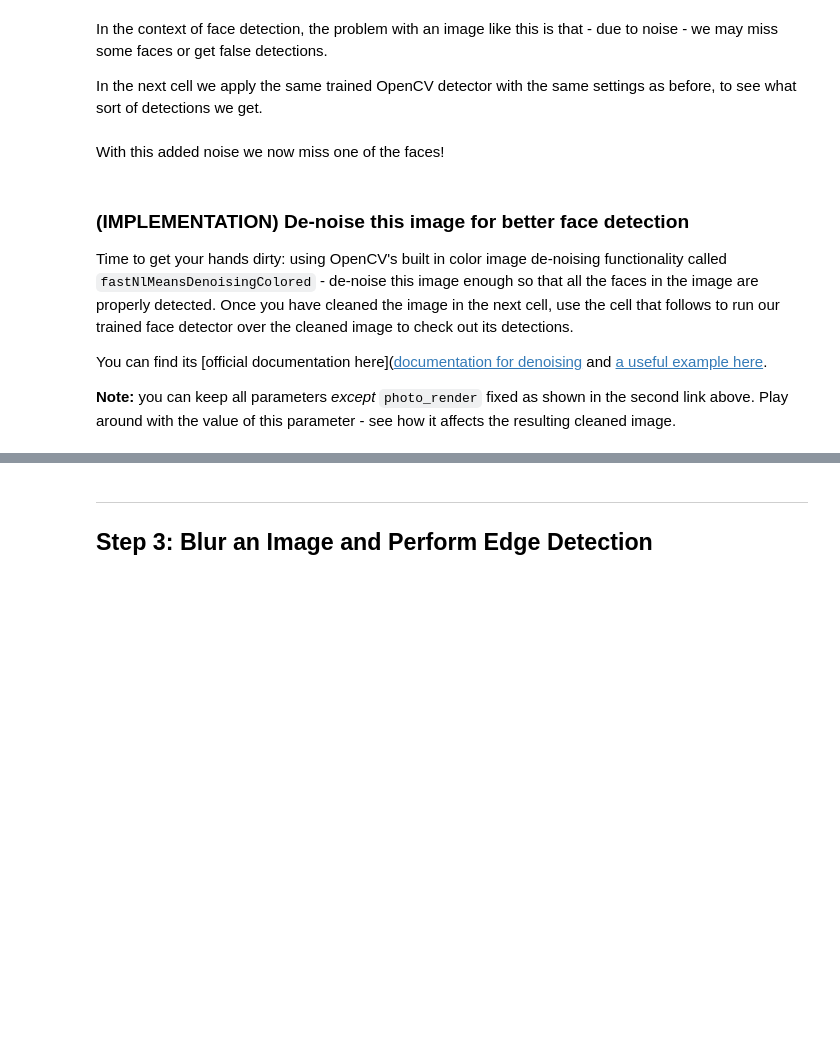
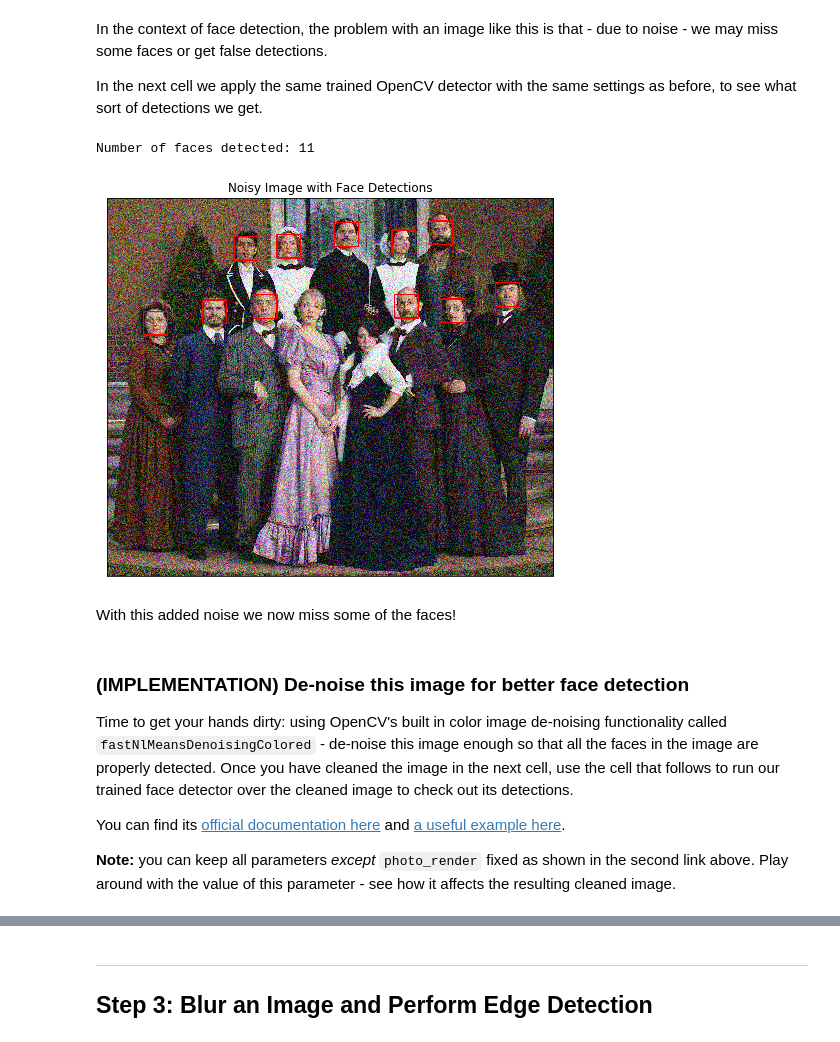
Before and after one commit to pdagger/Udacity-AI, a Jupyter notebook: CV_project.ipynb, the cells around one changed output, grey strips where cells are left out. Drawn from its saved outputs; the diff is of its cells as text; code cells hidden in the pictures; blank space fills up the shorter version.

````diff
--- a/CV_project.ipynb
+++ b/CV_project.ipynb
@@ -399,41 +396,44 @@ In the next cell we apply the same trained OpenCV detector with the same setting
 # %%
 # Convert the RGB  image to grayscale
 gray_noise = cv2.cvtColor(image_with_noise, cv2.COLOR_RGB2GRAY)
 
 # Extract the pre-trained face detector from an xml file
 face_cascade = cv2.CascadeClassifier('detector_architectures/haarcascade_frontalface_default.xml')
 
 # Detect the faces in image
 faces = face_cascade.detectMultiScale(gray_noise, 4, 6)
 
 # Print the number of faces detected in the image
 print('Number of faces detected:', len(faces))
 
 # Make a copy of the orginal image to draw face detections on
 image_with_detections = np.copy(image_with_noise)
 
 # Get the bounding box for each detected face
 for (x,y,w,h) in faces:
     # Add a red bounding box to the detections image
     cv2.rectangle(image_with_detections, (x,y), (x+w,y+h), (255,0,0), 3)
 
 
 # Display the image with the detections
 fig = plt.figure(figsize = (8,8))
 ax1 = fig.add_subplot(111)
 ax1.set_xticks([])
 ax1.set_yticks([])
 
 ax1.set_title('Noisy Image with Face Detections')
-ax1.imshow(image_with_detections)
+_ = ax1.imshow(image_with_detections)
+# %% [output]
+Number of faces detected: 11
+[figure, added]
 # %% [markdown]
-With this added noise we now miss one of the faces!
+With this added noise we now miss some of the faces!
 # %% [markdown]
 ### (IMPLEMENTATION) De-noise this image for better face detection
 
 Time to get your hands dirty: using OpenCV's built in color image de-noising functionality called ```fastNlMeansDenoisingColored``` - de-noise this image enough so that all the faces in the image are properly detected.  Once you have cleaned the image in the next cell, use the cell that follows to run our trained face detector over the cleaned image to check out its detections.
 
-You can find its [official documentation here]([documentation for denoising](http://docs.opencv.org/trunk/d1/d79/group__photo__denoise.html#ga21abc1c8b0e15f78cd3eff672cb6c476) and [a useful example here](http://opencv-python-tutroals.readthedocs.io/en/latest/py_tutorials/py_photo/py_non_local_means/py_non_local_means.html).
+You can find its [official documentation here](http://docs.opencv.org/trunk/d1/d79/group__photo__denoise.html#ga21abc1c8b0e15f78cd3eff672cb6c476) and [a useful example here](http://opencv-python-tutroals.readthedocs.io/en/latest/py_tutorials/py_photo/py_non_local_means/py_non_local_means.html).
 
 
 **Note:** you can keep all parameters *except* `photo_render` fixed as shown in the second link above.  Play around with the value of this parameter - see how it affects the resulting cleaned image.
````
Also changed, not shown: parts of 9 cells of this notebook.
